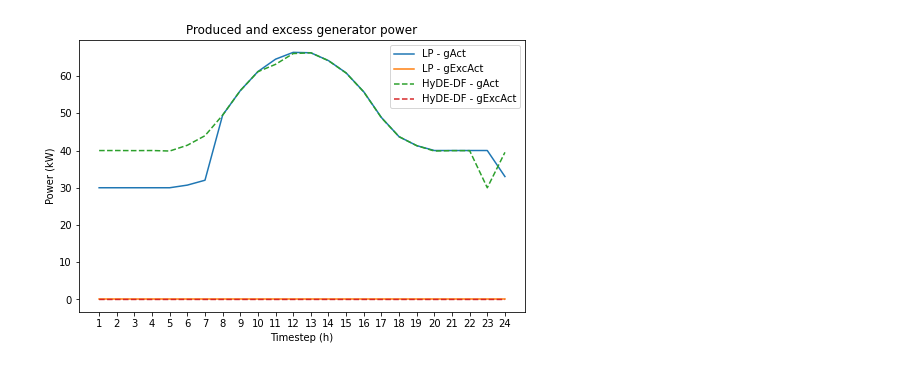
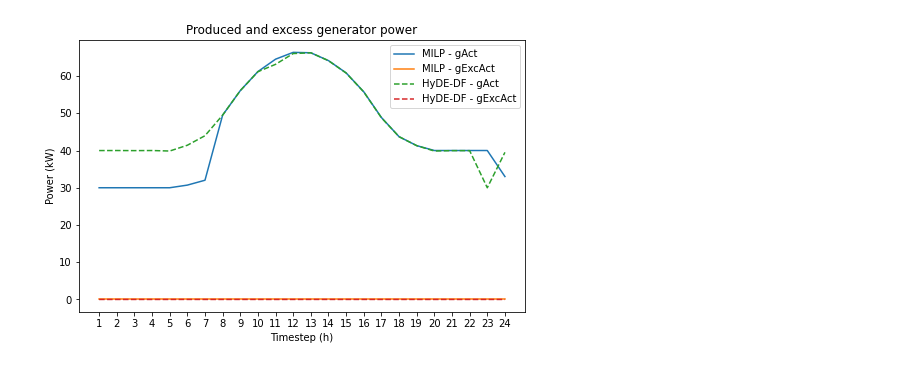
Before and after one commit to ECGomes/eso_project, a Jupyter notebook: visualization.ipynb, the cells around one changed output. Cells and saved outputs as stored; diff of their text form; code cells hidden in the pictures.

```diff
--- a/visualization.ipynb
+++ b/visualization.ipynb
@@ -122,24 +131,24 @@ hydedf_decoded = decode(hydedf_solutions['run{:02d}'.format(np.argmin(hydedf_fit
 # %%
 # Plot the total amount of generated power and exc. power
 
 fig = plt.figure(figsize=(8, 5))
 
 # Plot
-plt.plot(np.sum(lp_genActPower, axis=0), label='LP - gAct')
-plt.plot(np.sum(lp_genExcActPower, axis=0), label='LP - gExcAct')
+plt.plot(np.sum(lp_genActPower, axis=0), label='MILP - gAct')
+plt.plot(np.sum(lp_genExcActPower, axis=0), label='MILP - gExcAct')
 
 plt.plot(np.sum(hydedf_decoded['genActPower'], axis=0), '--', label='HyDE-DF - gAct')
 plt.plot(np.sum(hydedf_decoded['genExcActPower'], axis=0), '--', label='HyDE-DF - gExcAct')
 
 plt.legend()
 plt.title('Produced and excess generator power')
 
 plt.ylabel('Power (kW)')
 plt.xlabel('Timestep (h)')
 
 plt.show()
 # %% [output]
-[figure, old version]
+[figure, new version]
 # %%
 # Plot the imports and export
 
```
Also changed, not shown: parts of 5 cells of this notebook.
